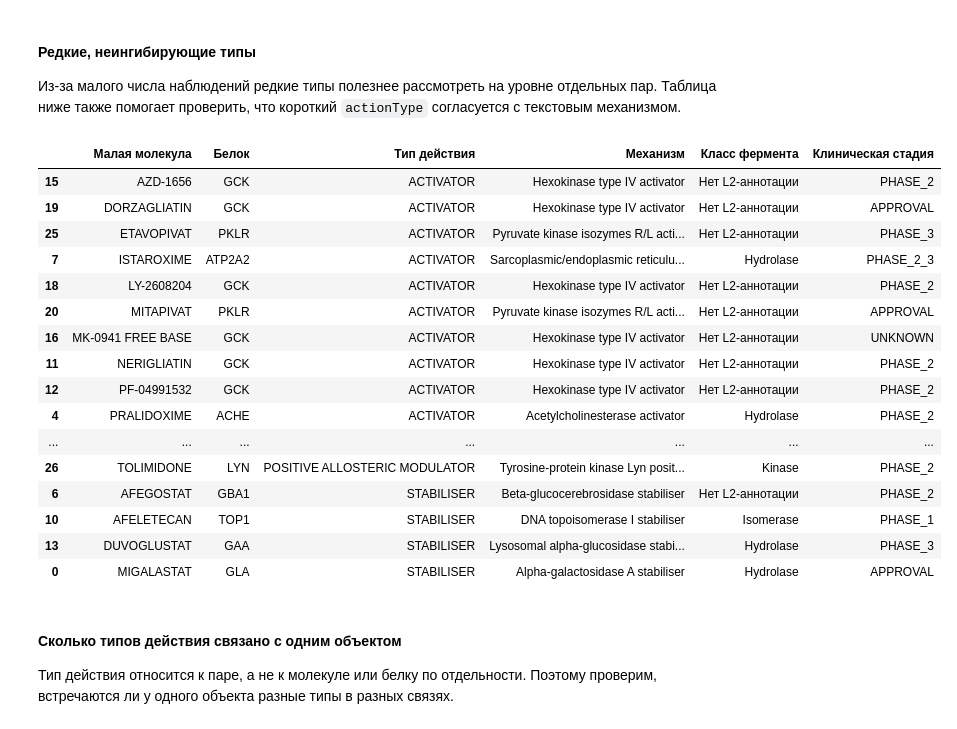
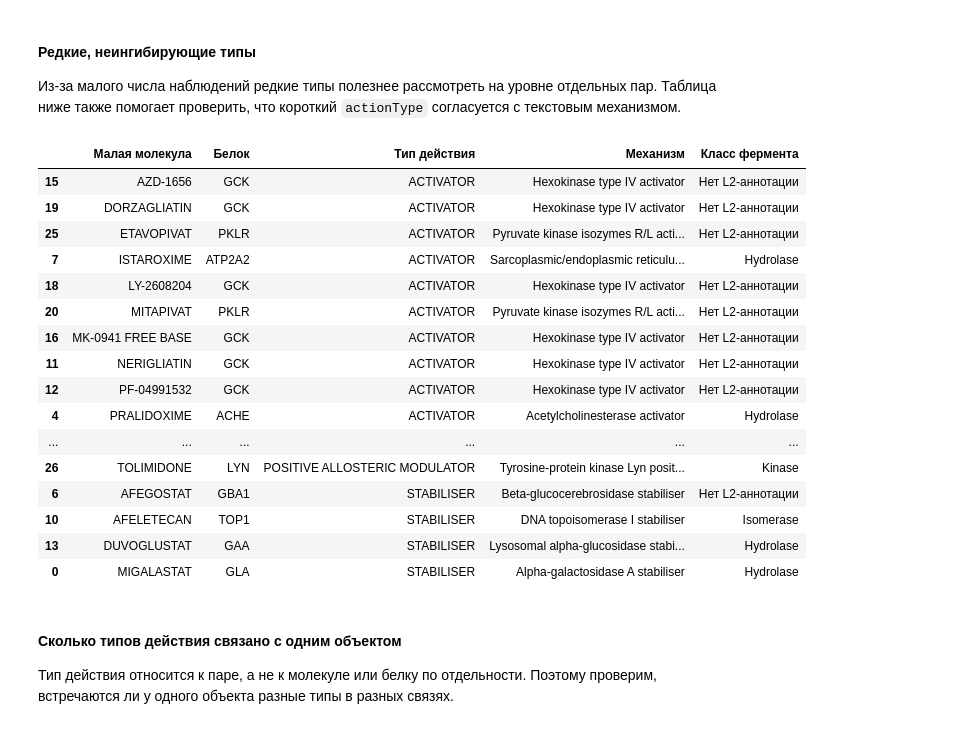
Before and after one commit to xresearch-ai/main, a Jupyter notebook: notebooks/02-eda.ipynb, the cells around one changed output. Cells and saved outputs as stored; diff of their text form; code cells hidden in the pictures.

```diff
--- a/notebooks/02-eda.ipynb
+++ b/notebooks/02-eda.ipynb
@@ -425,8 +375,8 @@ compound_protein_missing = pd.DataFrame({
     "Пустой список, %": 0.0,
 })
 
-for feature in ["actionType", "mechanismOfAction", "original_compound_ids"]:
-    empty = compound_protein[feature].str.len().eq(0)
+for feature in ["actionType", "mechanismOfAction"]:
+    empty = compound_protein[feature].map(sequence_length).eq(0)
     compound_protein_missing.loc[feature, "Пустой список, шт."] = int(empty.sum())
     compound_protein_missing.loc[feature, "Пустой список, %"] = 100 * empty.mean()
 
@@ -493,13 +432,7 @@ compound_outlier_features = [
     "rotatable_bonds",
     "aromatic_rings",
 ]
-protein_outlier_features = [
-    "n_subcellular_locations",
-    "n_go_functions",
-    "n_go_processes",
-    "n_go_components",
-    "n_pathways",
-]
+protein_outlier_features = ["n_go_functions", "n_go_processes", "n_pathways"]
 
 outlier_rows = []
 for table_name, frame, features in [
@@ -605,15 +536,13 @@ plt.show()
 [figure]
 # %%
 protein_outlier_labels = {
-    "n_subcellular_locations": "Субклеточные локализации",
     "n_go_functions": "GO Molecular Function",
     "n_go_processes": "GO Biological Process",
-    "n_go_components": "GO Cellular Component",
     "n_pathways": "Биологические пути",
 }
 
-fig, axes = plt.subplots(2, 3, figsize=(14, 7))
-for ax, feature in zip(axes.flat, protein_outlier_features, strict=False):
+fig, axes = plt.subplots(1, 3, figsize=(14, 4.5))
+for ax, feature in zip(axes, protein_outlier_features, strict=True):
     sns.boxplot(
         y=proteins[feature],
         color=sns.color_palette("colorblind")[1],
@@ -623,8 +552,7 @@ for ax, feature in zip(axes.flat, protein_outlier_features, strict=False):
     ax.set_title(protein_outlier_labels[feature])
     ax.set_ylabel("")
     sns.despine(ax=ax)
-axes.flat[-1].set_visible(False)
-fig.suptitle("Разброс количества аннотаций белков", y=1.01)
+fig.suptitle("Разброс количества аннотаций белков", y=1.02)
 fig.tight_layout()
 plt.show()
 # %% [output]
@@ -901,55 +822,53 @@ INHIBITOR составляет 97.8% всех связей. На остальн
 # %%
 rare_action_links = (
     action_links.loc[action_links["action_type"] != "INHIBITOR"]
     .merge(
-        compounds[["id", "name", "maximumClinicalStage"]],
+        compounds[["id", "name"]],
         left_on="compound_id", right_on="id", how="left",
     )
     .merge(
         proteins[["id", "approvedSymbol", "enzyme_subfamilies"]],
         left_on="target_id", right_on="id", how="left",
         suffixes=("_compound", "_protein"),
     )
 )
 rare_action_links["mechanism"] = rare_action_links["mechanismOfAction"].str.join("; ")
 rare_action_links["enzyme_class"] = rare_action_links["enzyme_subfamilies"].apply(
-    lambda values: "; ".join(values) if values else "Нет L2-аннотации"
+    lambda values: "; ".join(values) if len(values) else "Нет L2-аннотации"
 )
 
 rare_action_display = (
     rare_action_links[[
-        "name", "approvedSymbol", "action_type", "mechanism",
-        "enzyme_class", "maximumClinicalStage",
+        "name", "approvedSymbol", "action_type", "mechanism", "enzyme_class",
     ]]
     .sort_values(["action_type", "name"])
     .rename(columns={
         "name": "Малая молекула",
         "approvedSymbol": "Белок",
         "action_type": "Тип действия",
         "mechanism": "Механизм",
         "enzyme_class": "Класс фермента",
-        "maximumClinicalStage": "Клиническая стадия",
     })
 )
 display(rare_action_display)
 # %% [output]
-|  | Малая молекула | Белок | Тип действия | Механизм | Класс фермента | Клиническая стадия |
-| 15 | AZD-1656 | GCK | ACTIVATOR | Hexokinase type IV activator | Нет L2-аннотации | PHASE_2 |
-| 19 | DORZAGLIATIN | GCK | ACTIVATOR | Hexokinase type IV activator | Нет L2-аннотации | APPROVAL |
-| 25 | ETAVOPIVAT | PKLR | ACTIVATOR | Pyruvate kinase isozymes R/L acti... | Нет L2-аннотации | PHASE_3 |
-| 7 | ISTAROXIME | ATP2A2 | ACTIVATOR | Sarcoplasmic/endoplasmic reticulu... | Hydrolase | PHASE_2_3 |
-| 18 | LY-2608204 | GCK | ACTIVATOR | Hexokinase type IV activator | Нет L2-аннотации | PHASE_2 |
-| 20 | MITAPIVAT | PKLR | ACTIVATOR | Pyruvate kinase isozymes R/L acti... | Нет L2-аннотации | APPROVAL |
-| 16 | MK-0941 FREE BASE | GCK | ACTIVATOR | Hexokinase type IV activator | Нет L2-аннотации | UNKNOWN |
-| 11 | NERIGLIATIN | GCK | ACTIVATOR | Hexokinase type IV activator | Нет L2-аннотации | PHASE_2 |
-| 12 | PF-04991532 | GCK | ACTIVATOR | Hexokinase type IV activator | Нет L2-аннотации | PHASE_2 |
-| 4 | PRALIDOXIME | ACHE | ACTIVATOR | Acetylcholinesterase activator | Hydrolase | PHASE_2 |
-| ... | ... | ... | ... | ... | ... | ... |
-| 26 | TOLIMIDONE | LYN | POSITIVE ALLOSTERIC MODULATOR | Tyrosine-protein kinase Lyn posit... | Kinase | PHASE_2 |
-| 6 | AFEGOSTAT | GBA1 | STABILISER | Beta-glucocerebrosidase stabiliser | Нет L2-аннотации | PHASE_2 |
-| 10 | AFELETECAN | TOP1 | STABILISER | DNA topoisomerase I stabiliser | Isomerase | PHASE_1 |
-| 13 | DUVOGLUSTAT | GAA | STABILISER | Lysosomal alpha-glucosidase stabi... | Hydrolase | PHASE_3 |
-| 0 | MIGALASTAT | GLA | STABILISER | Alpha-galactosidase A stabiliser | Hydrolase | APPROVAL |
+|  | Малая молекула | Белок | Тип действия | Механизм | Класс фермента |
+| 15 | AZD-1656 | GCK | ACTIVATOR | Hexokinase type IV activator | Нет L2-аннотации |
+| 19 | DORZAGLIATIN | GCK | ACTIVATOR | Hexokinase type IV activator | Нет L2-аннотации |
+| 25 | ETAVOPIVAT | PKLR | ACTIVATOR | Pyruvate kinase isozymes R/L acti... | Нет L2-аннотации |
+| 7 | ISTAROXIME | ATP2A2 | ACTIVATOR | Sarcoplasmic/endoplasmic reticulu... | Hydrolase |
+| 18 | LY-2608204 | GCK | ACTIVATOR | Hexokinase type IV activator | Нет L2-аннотации |
+| 20 | MITAPIVAT | PKLR | ACTIVATOR | Pyruvate kinase isozymes R/L acti... | Нет L2-аннотации |
+| 16 | MK-0941 FREE BASE | GCK | ACTIVATOR | Hexokinase type IV activator | Нет L2-аннотации |
+| 11 | NERIGLIATIN | GCK | ACTIVATOR | Hexokinase type IV activator | Нет L2-аннотации |
+| 12 | PF-04991532 | GCK | ACTIVATOR | Hexokinase type IV activator | Нет L2-аннотации |
+| 4 | PRALIDOXIME | ACHE | ACTIVATOR | Acetylcholinesterase activator | Hydrolase |
+| ... | ... | ... | ... | ... | ... |
+| 26 | TOLIMIDONE | LYN | POSITIVE ALLOSTERIC MODULATOR | Tyrosine-protein kinase Lyn posit... | Kinase |
+| 6 | AFEGOSTAT | GBA1 | STABILISER | Beta-glucocerebrosidase stabiliser | Нет L2-аннотации |
+| 10 | AFELETECAN | TOP1 | STABILISER | DNA topoisomerase I stabiliser | Isomerase |
+| 13 | DUVOGLUSTAT | GAA | STABILISER | Lysosomal alpha-glucosidase stabi... | Hydrolase |
+| 0 | MIGALASTAT | GLA | STABILISER | Alpha-galactosidase A stabiliser | Hydrolase |
 # %% [markdown]
 #### Сколько типов действия связано с одним объектом
 
```
Also changed, not shown: parts of 42 cells of this notebook, 2 other files.
